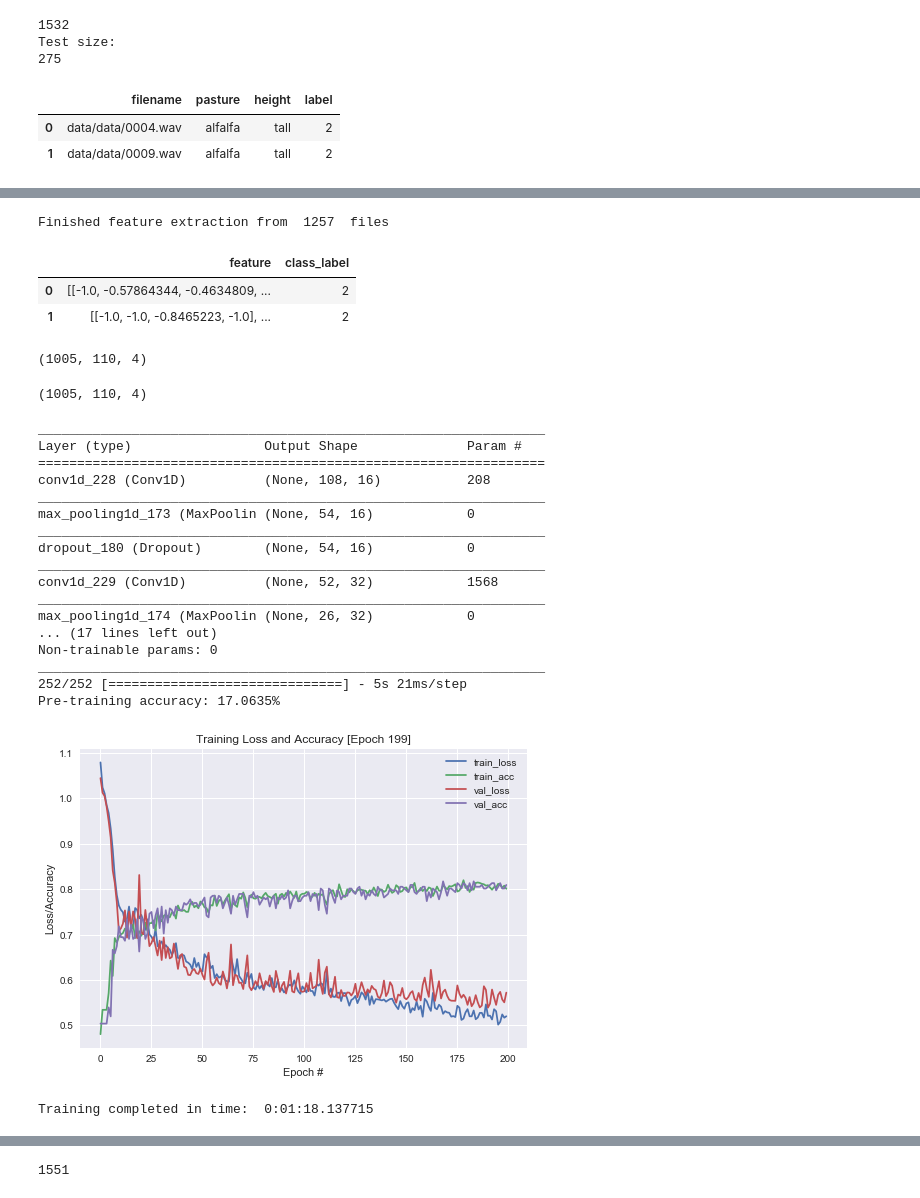
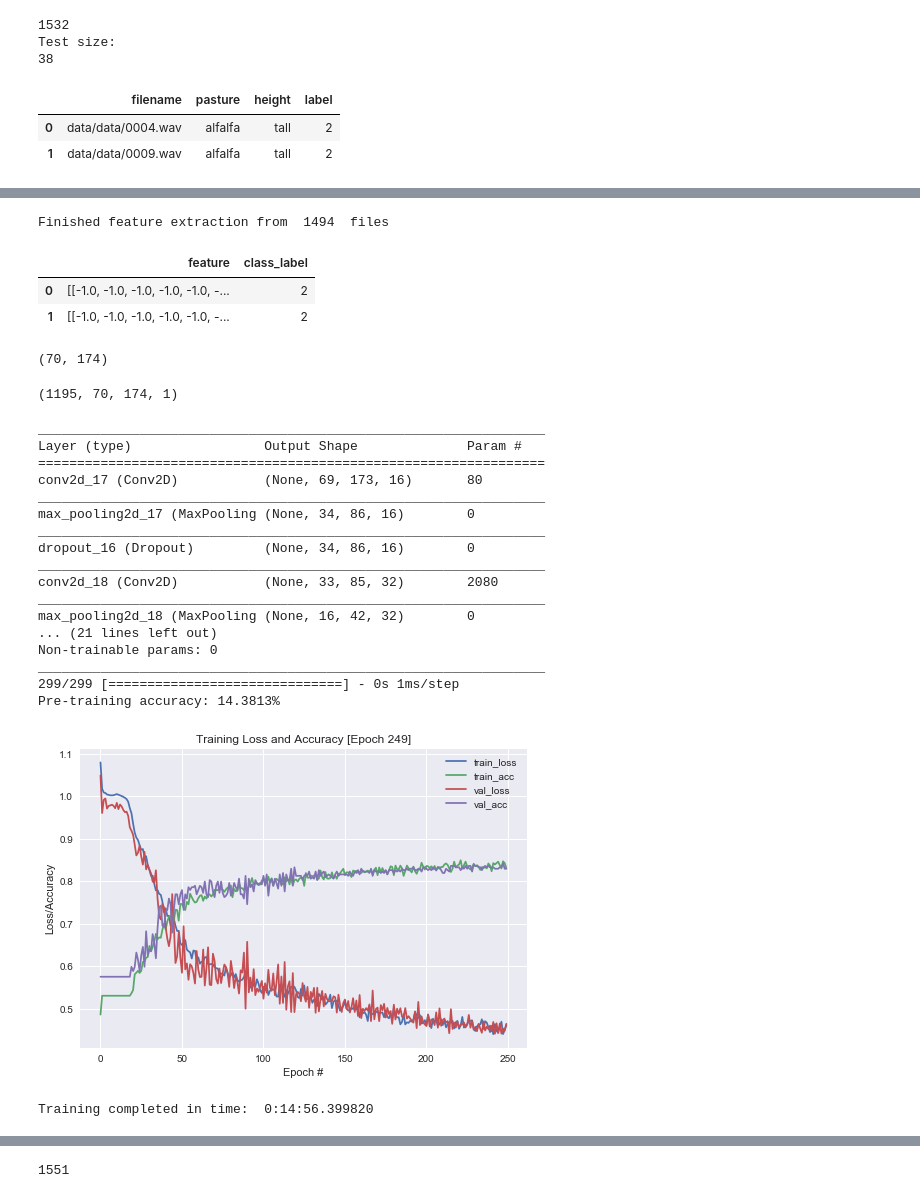
Before and after one commit to juancrescente/ia-litoral, a Jupyter notebook: model.ipynb, the cells around one changed output, grey strips where cells are left out. Saved outputs shown, nothing was run; the diff lists cells and outputs as text; code cells hidden in the pictures.

```diff
--- a/model.ipynb
+++ b/model.ipynb
@@ -11,14 +11,13 @@ import IPython
 from math import floor
 path_train = 'data/train_labels.csv'
 path_test = 'data/test_files.csv'
-num_cc = 110
-max_pad_len = 160
+num_cc = 70
 df = pd.read_csv(path_train)
 total_count = len(df.index)
-num_test = floor(total_count * 0.18)
+num_test = floor(total_count * 0.025)
 df['filename'] = df['filename'].map(lambda x: 'data/data/%04d.wav' % x)
-df_test_my = df.tail(num_test)
-df = df.head(total_count - num_test)
+df_test_my = df.sample(num_test)
+df = df[~df.index.isin(df_test_my.index)]
 print(total_count)
 print("Test size:")
 print(num_test)
@@ -26,7 +25,7 @@ df.head(2)
 # %% [output]
 1532
 Test size:
-275
+38
 |  | filename | pasture | height | label |
 | 0 | data/data/0004.wav | alfalfa | tall | 2 |
 | 1 | data/data/0009.wav | alfalfa | tall | 2 |
@@ -35,13 +34,15 @@ IPython.display.Audio(df.loc[4]['filename'])
 # %% [output]
 [interactive output not drawn]
 # %%
+max_pad_len = 174
+
 def extract_features(file_name):
-
-    data, sample_rate = librosa.load(file_name, res_type='scipy', sr=2000)
-    #mfccs = np.mean(librosa.feature.mfcc(y=X, sr=sample_rate, n_mfcc=num_cc), axis=0)
-    data = librosa.feature.mfcc(y=data,n_mfcc=num_cc)
-    data = librosa.util.normalize(data)
-    return data
+    audio, sample_rate = librosa.load(file_name, res_type='kaiser_fast')
+    mfccs = librosa.feature.mfcc(y=audio, sr=sample_rate, n_mfcc=num_cc)
+    mfccs = librosa.util.normalize(mfccs)
+    pad_width = max_pad_len - mfccs.shape[1]
+    mfccs = np.pad(mfccs, pad_width=((0, 0), (0, pad_width)), mode='constant')
+    return mfccs
 # %%
 
 features = []
@@ -54,12 +55,14 @@ df_features = pd.DataFrame(features, columns=['feature','class_label'])
 print('Finished feature extraction from ', len(df_features), ' files')
 df_features.head(2)
 # %% [output]
-Finished feature extraction from  1257  files
+Finished feature extraction from  1494  files
 |  | feature | class_label |
-| 0 | [[-1.0, -0.57864344, -0.4634809, ... | 2 |
-| 1 | [[-1.0, -1.0, -0.8465223, -1.0], ... | 2 |
+| 0 | [[-1.0, -1.0, -1.0, -1.0, -1.0, -... | 2 |
+| 1 | [[-1.0, -1.0, -1.0, -1.0, -1.0, -... | 2 |
 # %%
-df_features.loc[0].feature
+df_features.loc[0].feature.shape
+# %% [output]
+(70, 174)
 # %%
 from sklearn.preprocessing import LabelEncoder
 from keras.utils import to_categorical
@@ -79,21 +82,18 @@ num_columns = max_pad_len
 num_channels = 1
 
 x_train, x_test, y_train, y_test = train_test_split(X, yy, test_size=0.2, random_state = 42)
-#x_train = x_train.reshape(x_train.shape[0], num_rows, num_columns, num_channels)
-#x_test = x_test.reshape(x_test.shape[0], num_rows, num_columns, num_channels)
+x_train = x_train.reshape(x_train.shape[0], num_rows, num_columns, num_channels)
+x_test = x_test.reshape(x_test.shape[0], num_rows, num_columns, num_channels)
+
 #x_train = np.expand_dims(x_train, axis=2)
 #x_test = np.expand_dims(x_test, axis=2)
-# %%
-x_train.shape
-# %% [output]
-(1005, 110, 4)
 # %%
 #x_train = np.expand_dims(x_train, axis=2)
 #x_test = np.expand_dims(x_test, axis=2)
 # %%
 x_train.shape
 # %% [output]
-(1005, 110, 4)
+(1195, 70, 174, 1)
 # %%
 def build_model():
     global x_train
@@ -200,5 +300,5 @@ def build_model2(dropout=0.2, kernel_size=3, pool_size=2, optimizer='adam'):
 # %%
-model = build_model()
+model = build_model22()
 # Display model architecture summary
 model.summary()
 # Calculate pre-training accuracy
@@ -209,20 +309,20 @@ print("Pre-training accuracy: %.4f%%" % accuracy)
 _________________________________________________________________
 Layer (type)                 Output Shape              Param #
 =================================================================
-conv1d_228 (Conv1D)          (None, 108, 16)           208
+conv2d_17 (Conv2D)           (None, 69, 173, 16)       80
 _________________________________________________________________
-max_pooling1d_173 (MaxPoolin (None, 54, 16)            0
+max_pooling2d_17 (MaxPooling (None, 34, 86, 16)        0
 _________________________________________________________________
-dropout_180 (Dropout)        (None, 54, 16)            0
+dropout_16 (Dropout)         (None, 34, 86, 16)        0
 _________________________________________________________________
-conv1d_229 (Conv1D)          (None, 52, 32)            1568
+conv2d_18 (Conv2D)           (None, 33, 85, 32)        2080
 _________________________________________________________________
-max_pooling1d_174 (MaxPoolin (None, 26, 32)            0
-... (17 lines left out)
+max_pooling2d_18 (MaxPooling (None, 16, 42, 32)        0
+... (21 lines left out)
 Non-trainable params: 0
 _________________________________________________________________
-252/252 [==============================] - 5s 21ms/step
-Pre-training accuracy: 17.0635%
+299/299 [==============================] - 0s 1ms/step
+Pre-training accuracy: 14.3813%
 # %%
 import keras
 from IPython.display import clear_output
@@ -275,31 +375,31 @@ class LivePlot(keras.callbacks.Callback):
 # %%
 #https://medium.com/@mikesmales/sound-classification-using-deep-learning-8bc2aa1990b7
 from keras.callbacks import EarlyStopping, ModelCheckpoint
 from datetime import datetime
 
-num_epochs = 200
-num_batch_size = 200
+num_epochs = 250
+num_batch_size = 150
 
-es = EarlyStopping(monitor='val_loss', patience=150)
+es = EarlyStopping(monitor='val_loss', patience=30)
 ch = ModelCheckpoint(filepath='data/weights.best.basic_cnn.hdf5',
                                verbose=1, save_best_only=True)
 
 
 callbacks = [es, ch, LivePlot()]
 start = datetime.now()
 
 model.fit(x_train, y_train, batch_size=num_batch_size,
           epochs=num_epochs,
           validation_data=(x_test, y_test),
           verbose=1,
           callbacks=callbacks)
 
 
 duration = datetime.now() - start
 print("Training completed in time: ", duration)
 # %% [output]
-[figure, old version]
+[figure, new version]
-Training completed in time:  0:01:18.137715
+Training completed in time:  0:14:56.399820
 # %%
 path_weights = 'data/weights.best.basic_cnn.hdf5'
 model.load_weights(path_weights)
```
Also changed, not shown: parts of 6 cells of this notebook, 4 other files.
